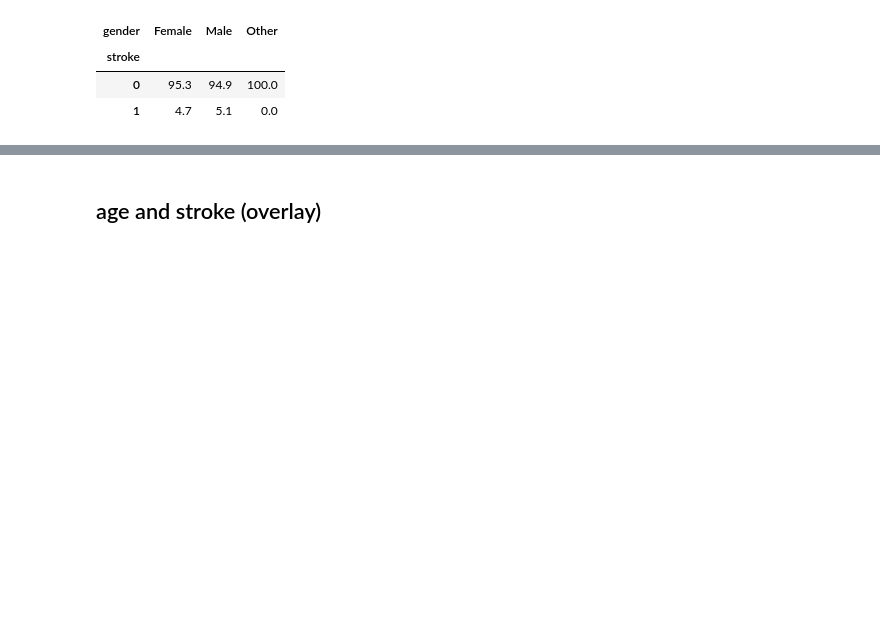
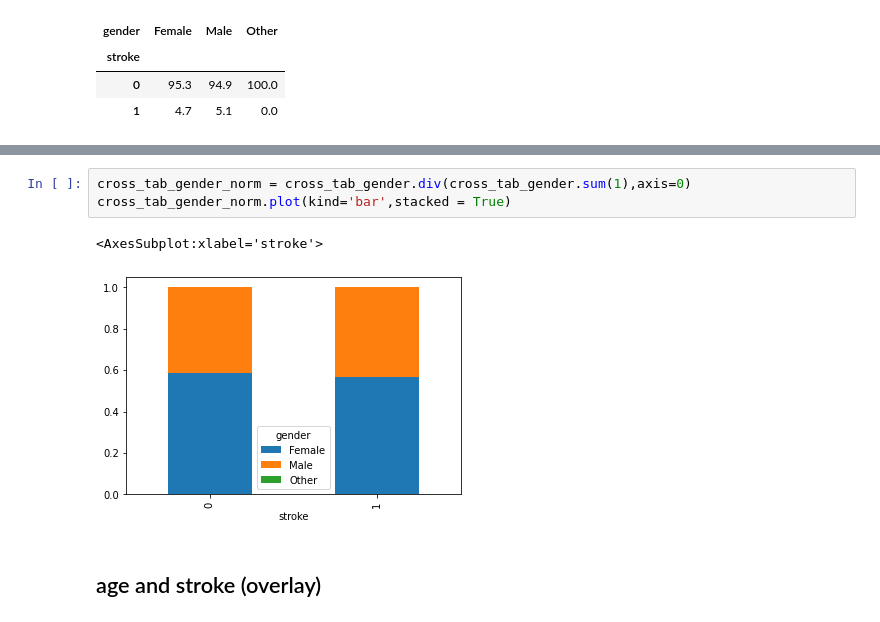
Before and after one commit to GhazaleZe/Stroke-Prediction, a Jupyter notebook: P2.ipynb, the cells around one changed output, grey strips where cells are left out. Cells and saved outputs as stored; diff of their text form; blank space fills up the shorter version.

```diff
--- a/P2.ipynb
+++ b/P2.ipynb
@@ -140,3 +146,9 @@ round(cross_tab_gender.div(cross_tab_gender.sum(0),axis=1)*100,1)
+# %%
+cross_tab_gender_norm = cross_tab_gender.div(cross_tab_gender.sum(1),axis=0)
+cross_tab_gender_norm.plot(kind='bar',stacked = True)
+# %% [output]
+<AxesSubplot:xlabel='stroke'>
+[figure, added]
 # %% [markdown]
 ## age and stroke (overlay)
 # %%
```
Also changed, not shown: parts of 12 cells of this notebook.
